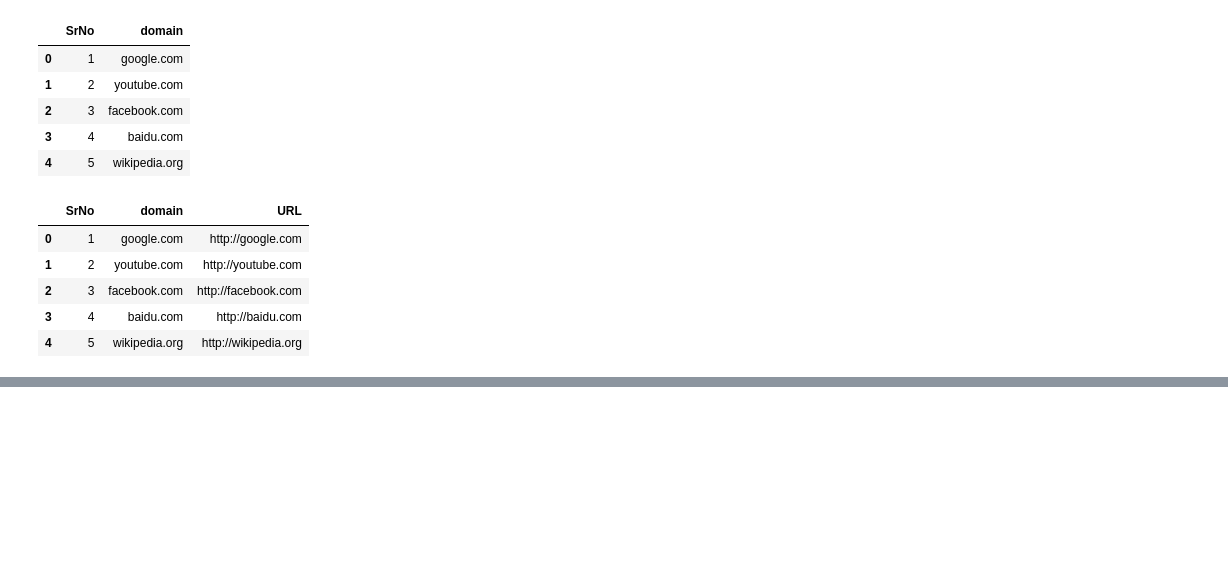
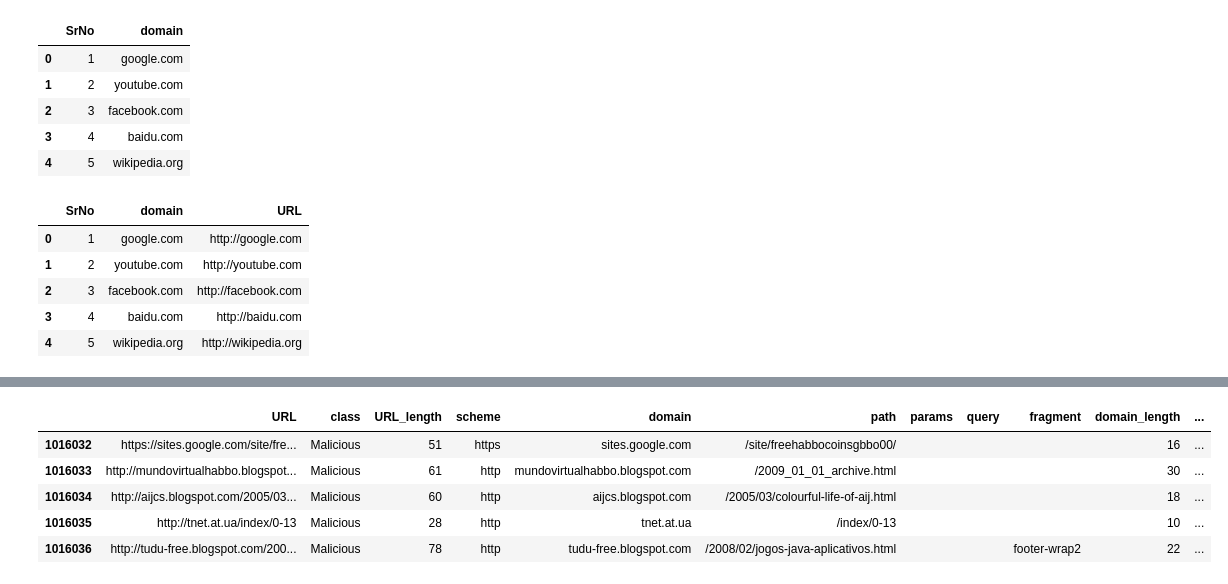
Before and after one commit to dharm18/malicious-webpage-classification, a Jupyter notebook: code/URL properties - feature extraction.ipynb, the cells around one changed output, grey strips where cells are left out. Saved outputs shown, nothing was run; the diff lists cells and outputs as text; code cells hidden in the pictures; blank space fills up the shorter version.

```diff
--- a/code/URL properties - feature extraction.ipynb
+++ b/code/URL properties - feature extraction.ipynb
@@ -65,0 +159,10 @@ benign_url_data = benign_url_data.merge(benign_url_data['URL'].apply(getURLattri
+# %%
+url_data['domain_token'] = url_data['domain'].apply(lambda s: (s.split('.')))
+url_data.tail()
+# %% [output]
+|  | URL | class | URL_length | scheme | domain | path | params | query | fragment | domain_length | ... |
+| 1016032 | https://sites.google.com/site/fre... | Malicious | 51 | https | sites.google.com | /site/freehabbocoinsgbbo00/ |  |  |  | 16 | ... |
+| 1016033 | http://mundovirtualhabbo.blogspot... | Malicious | 61 | http | mundovirtualhabbo.blogspot.com | /2009_01_01_archive.html |  |  |  | 30 | ... |
+| 1016034 | http://aijcs.blogspot.com/2005/03... | Malicious | 60 | http | aijcs.blogspot.com | /2005/03/colourful-life-of-aij.html |  |  |  | 18 | ... |
+| 1016035 | http://tnet.at.ua/index/0-13 | Malicious | 28 | http | tnet.at.ua | /index/0-13 |  |  |  | 10 | ... |
+| 1016036 | http://tudu-free.blogspot.com/200... | Malicious | 78 | http | tudu-free.blogspot.com | /2008/02/jogos-java-aplicativos.html |  |  | footer-wrap2 | 22 | ... |
```
Also changed, not shown: parts of 34 cells of this notebook, 2 other files.
